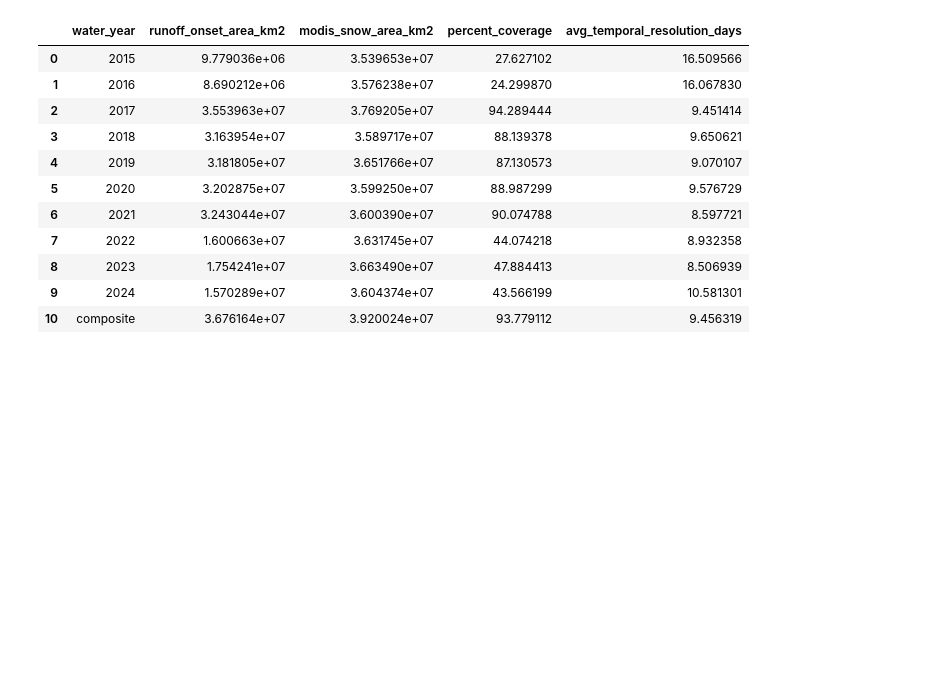
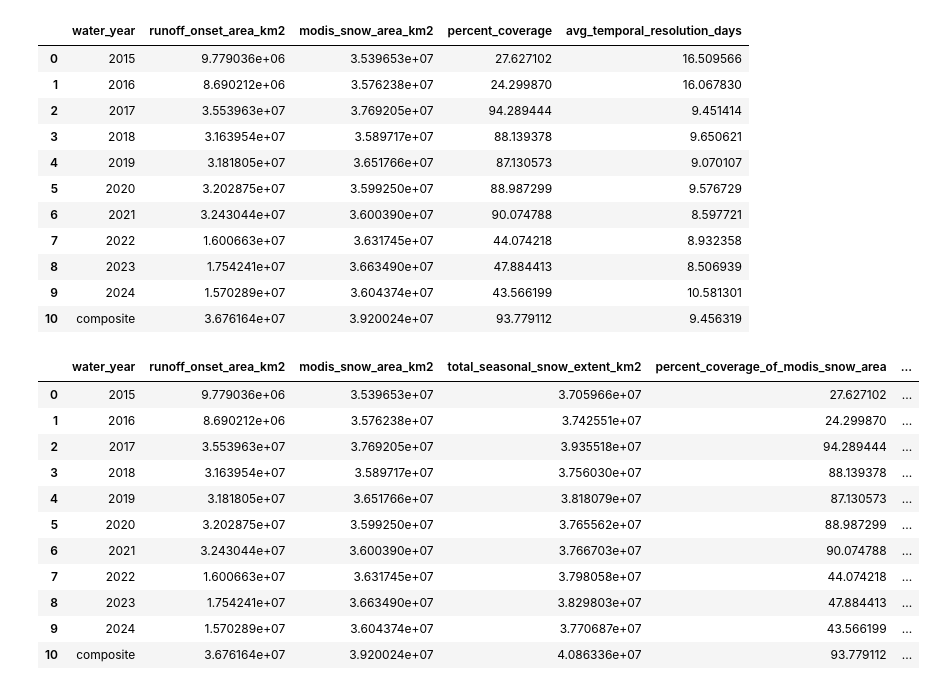
Before and after one commit to egagli/global_snowmelt_runoff_onset, a Jupyter notebook: dataset_evaluation/calculate_spatial_coverage_and_temporal_resolution/calculate_spatial_coverage_and_temporal_resolution.ipynb, the cells around one changed output. Drawn from its saved outputs; the diff is of its cells as text; code cells hidden in the pictures; blank space fills up the shorter version.

```diff
--- a/dataset_evaluation/calculate_spatial_coverage_and_temporal_resolution/calculate_spatial_coverage_and_temporal_resolution.ipynb
+++ b/dataset_evaluation/calculate_spatial_coverage_and_temporal_resolution/calculate_spatial_coverage_and_temporal_resolution.ipynb
@@ -444,3 +444,58 @@ results_df
 # %%
 # this table corresponds to Table 1 in the paper, with columns water year, spatial coverage, observable seasonal snow extent, coverage, average temporal resolution
 results_df.to_csv('results/complete_spatial_coverage_and_temporal_res_per_water_year.csv', index=False)
+# %%
+# now we can create a seasonal_snow_extent column which is the sum of the modis_snow_area_km2 column
+# and the excluded areas calculated in /home/eric/repos/global_snowmelt_runoff_onset/dataset_evaluation/calculate_spatial_coverage_and_temporal_resolution/calculate_spatial_coverage_and_temporal_resolution.ipynb
+# could also add in the seasonal snow over the ice-free areas of antartica too...... upper bound would probably be 54,274 km2
+# "  We calculated the current total ice-free area of Antarctica to be 0.44% (54,274 km2) " from Brooks et al 2019
+# add region antarctica to the seasonal_snow_excluded_area_df (col) with area 54274 km2, THIS IS THE UPPER BOUND NOT AN ACTUAL MEASUREMENT OF SEASONAL SNOW
+results_revised_df = results_df.copy()
+seasonal_snow_excluded_area_df = pd.read_csv('results/seasonal_snow_excluded_area_summary.csv')
+seasonal_snow_excluded_area_df = pd.concat([seasonal_snow_excluded_area_df, pd.DataFrame({'Region': ['Antarctica'], 'Snow Area (km^2)': [54274]})], ignore_index=True)
+# now recalculate the Total Excluded Area row
+seasonal_snow_excluded_area_df.loc[seasonal_snow_excluded_area_df['Region'] == 'Total Excluded Area', 'Snow Area (km^2)'] = seasonal_snow_excluded_area_df['Snow Area (km^2)'].sum() - seasonal_snow_excluded_area_df.loc[seasonal_snow_excluded_area_df['Region'] == 'Total Excluded Area', 'Snow Area (km^2)'].values[0]
+# rearrange to put Total Excluded Area at the bottom after antarctica
+total_excluded_row = seasonal_snow_excluded_area_df[seasonal_snow_excluded_area_df['Region'] == 'Total Excluded Area']
+seasonal_snow_excluded_area_df = seasonal_snow_excluded_area_df[seasonal_snow_excluded_area_df['Region'] != 'Total Excluded Area']
+seasonal_snow_excluded_area_df = pd.concat([seasonal_snow_excluded_area_df, total_excluded_row], ignore_index=True)
+# now modify results_df to add a new column called total_seasonal_snow_extent_km2 which is the sum of modis_snow_area_km2 and the Total Excluded Area from seasonal_snow_excluded_area_df
+total_excluded_area = seasonal_snow_excluded_area_df.loc[seasonal_snow_excluded_area_df['Region'] == 'Total Excluded Area', 'Snow Area (km^2)'].values[0]
+results_revised_df['total_seasonal_snow_extent_km2'] = results_revised_df['modis_snow_area_km2'] + total_excluded_area
+# now reorder the columns to have total_seasonal_snow_extent_km2 after modis_snow_area_km2
+results_revised_df = results_revised_df[[
+    'water_year',
+    'runoff_onset_area_km2',
+    'modis_snow_area_km2',
+    'total_seasonal_snow_extent_km2',
+    'percent_coverage',
+    'avg_temporal_resolution_days'
+]]
+# rename the percent_coverage column to be percent_coverage_of_modis_snow_area
+results_revised_df = results_revised_df.rename(columns={'percent_coverage': 'percent_coverage_of_modis_snow_area'})
+# then recalculate the percent_coverage column to be runoff_onset_area_km2 / total_seasonal_snow_extent_km2 * 100
+results_revised_df['percent_coverage_of_total_seasonal_snow_extent'] = results_revised_df['runoff_onset_area_km2'] / results_revised_df['total_seasonal_snow_extent_km2'] * 100
+# reorder the columns to have percent_coverage_of_total_seasonal_snow_extent after percent_coverage_of_modis_snow_area
+results_revised_df = results_revised_df[[
+    'water_year',
+    'runoff_onset_area_km2',
+    'modis_snow_area_km2',
+    'total_seasonal_snow_extent_km2',
+    'percent_coverage_of_modis_snow_area',
+    'percent_coverage_of_total_seasonal_snow_extent',
+    'avg_temporal_resolution_days'
+]]
+results_revised_df
+# %% [output]
+|  | water_year | runoff_onset_area_km2 | modis_snow_area_km2 | total_seasonal_snow_extent_km2 | percent_coverage_of_modis_snow_area | ... |
+| 0 | 2015 | 9.779036e+06 | 3.539653e+07 | 3.705966e+07 | 27.627102 | ... |
+| 1 | 2016 | 8.690212e+06 | 3.576238e+07 | 3.742551e+07 | 24.299870 | ... |
+| 2 | 2017 | 3.553963e+07 | 3.769205e+07 | 3.935518e+07 | 94.289444 | ... |
+| 3 | 2018 | 3.163954e+07 | 3.589717e+07 | 3.756030e+07 | 88.139378 | ... |
+| 4 | 2019 | 3.181805e+07 | 3.651766e+07 | 3.818079e+07 | 87.130573 | ... |
+| 5 | 2020 | 3.202875e+07 | 3.599250e+07 | 3.765562e+07 | 88.987299 | ... |
+| 6 | 2021 | 3.243044e+07 | 3.600390e+07 | 3.766703e+07 | 90.074788 | ... |
+| 7 | 2022 | 1.600663e+07 | 3.631745e+07 | 3.798058e+07 | 44.074218 | ... |
+| 8 | 2023 | 1.754241e+07 | 3.663490e+07 | 3.829803e+07 | 47.884413 | ... |
+| 9 | 2024 | 1.570289e+07 | 3.604374e+07 | 3.770687e+07 | 43.566199 | ... |
+| 10 | composite | 3.676164e+07 | 3.920024e+07 | 4.086336e+07 | 93.779112 | ... |
```
Also changed, not shown: parts of 2 cells of this notebook, 1 other file.
